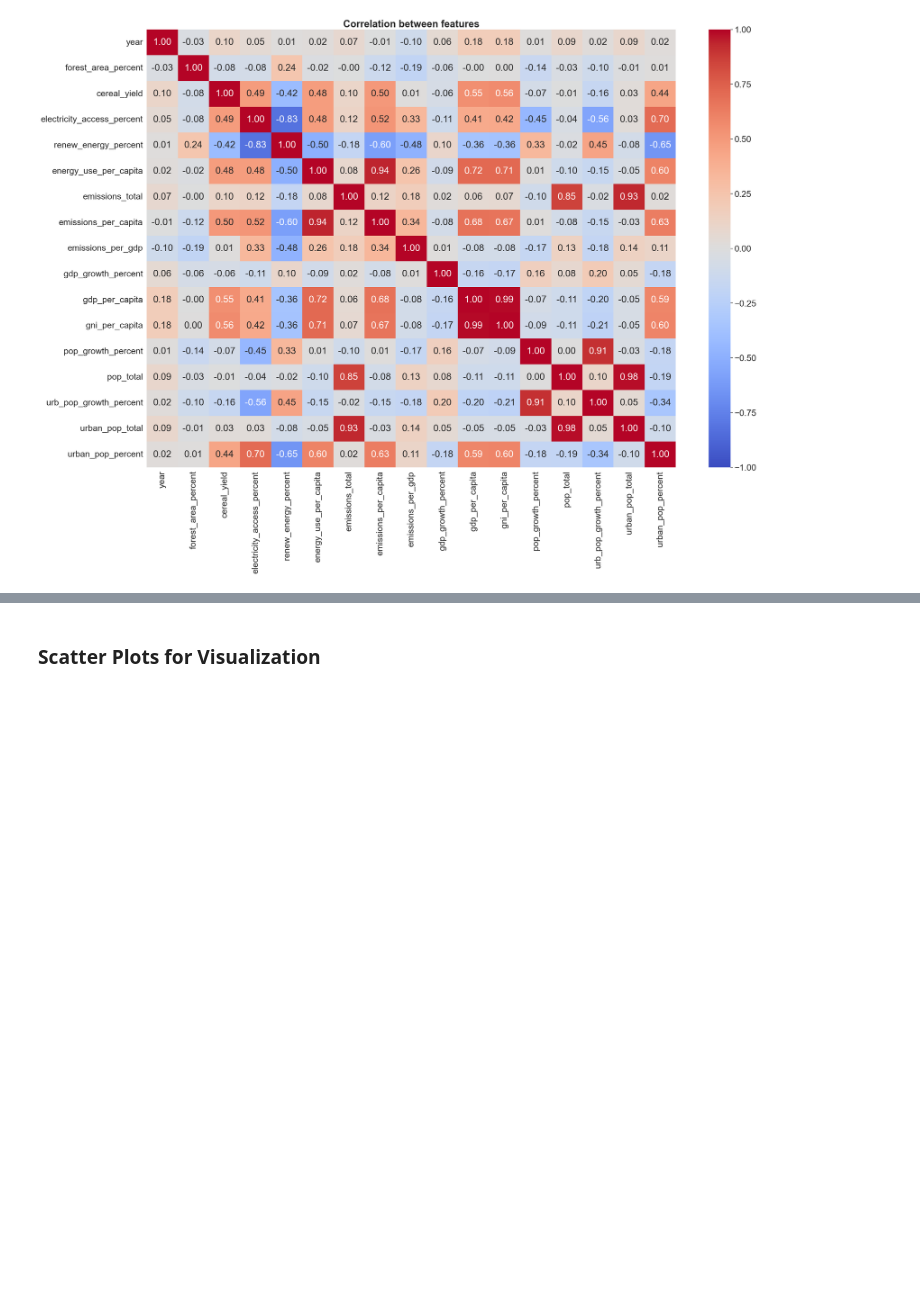
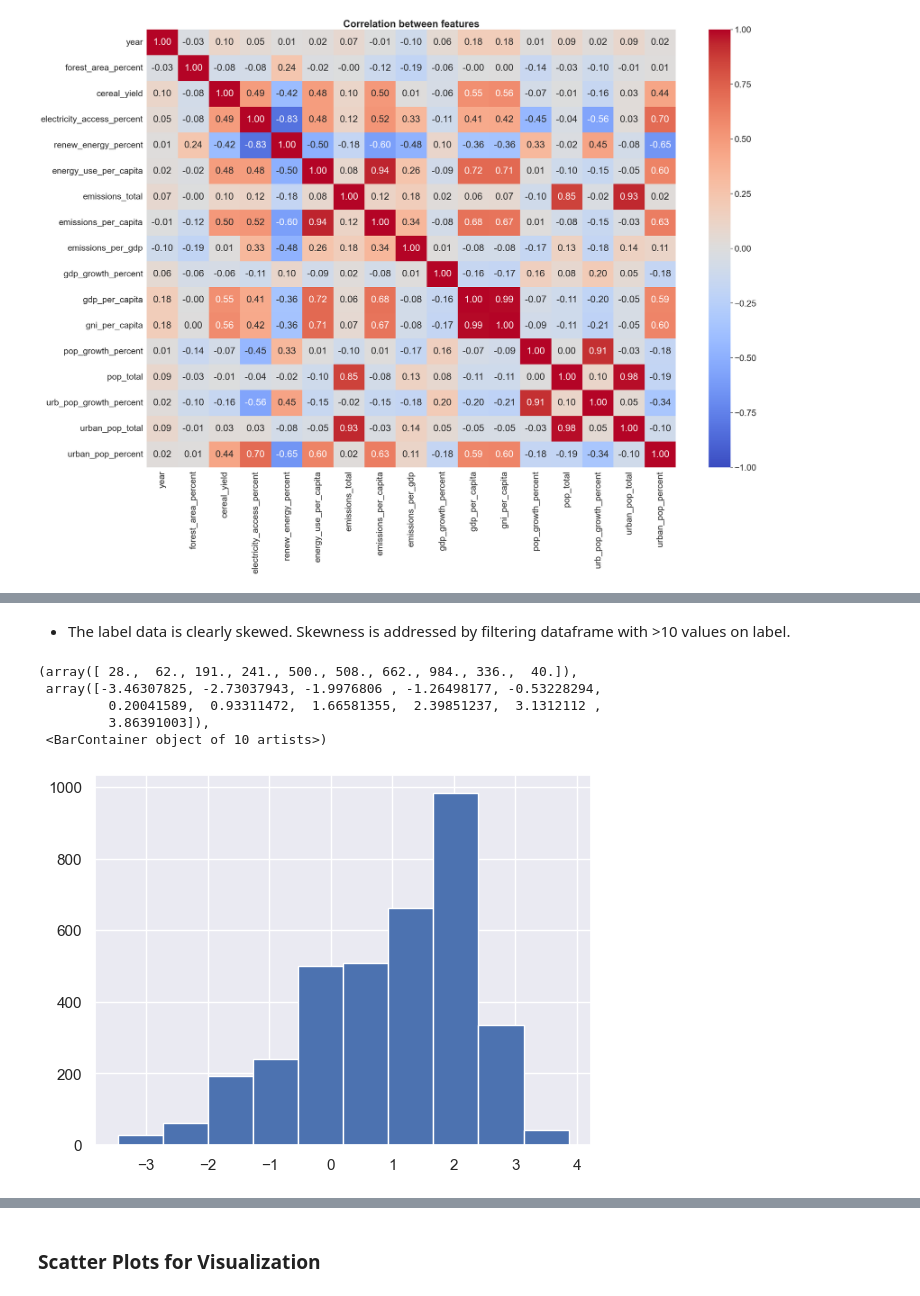
Before and after one commit to sahithig1/capstone_greenhouse_emissions, a Jupyter notebook: emissions_model.ipynb, the cells around one changed output, grey strips where cells are left out. Drawn from its saved outputs; the diff is of its cells as text; code cells hidden in the pictures; blank space fills up the shorter version.

```diff
--- a/emissions_model.ipynb
+++ b/emissions_model.ipynb
@@ -190,0 +201,11 @@ sns.set(font_scale=1)
+# %% [markdown]
+- The label data is clearly skewed. Skewness is addressed by filtering dataframe with >10 values on label.
+# %%
+plt.hist(np.log(emissions_df.emissions_per_capita))
+# %% [output]
+(array([ 28.,  62., 191., 241., 500., 508., 662., 984., 336.,  40.]),
+ array([-3.46307825, -2.73037943, -1.9976806 , -1.26498177, -0.53228294,
+         0.20041589,  0.93311472,  1.66581355,  2.39851237,  3.1312112 ,
+         3.86391003]),
+ <BarContainer object of 10 artists>)
+[figure, added]
```
Also changed, not shown: parts of 53 cells of this notebook.
